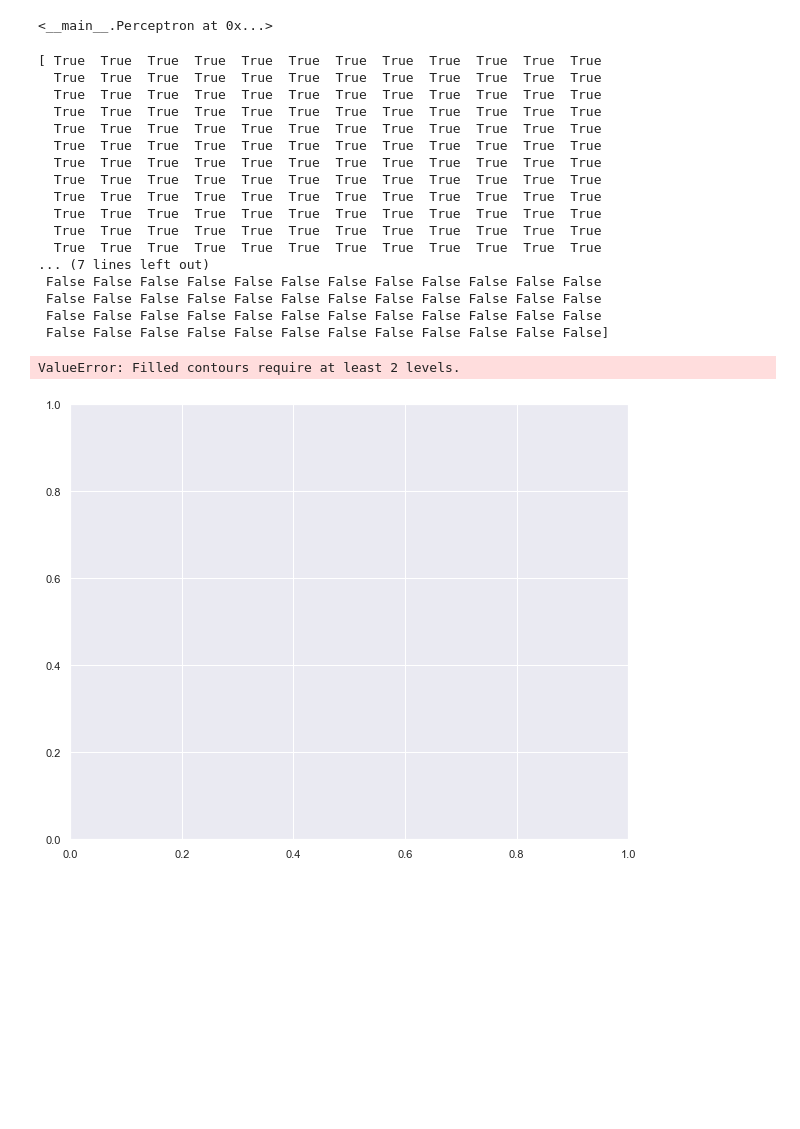
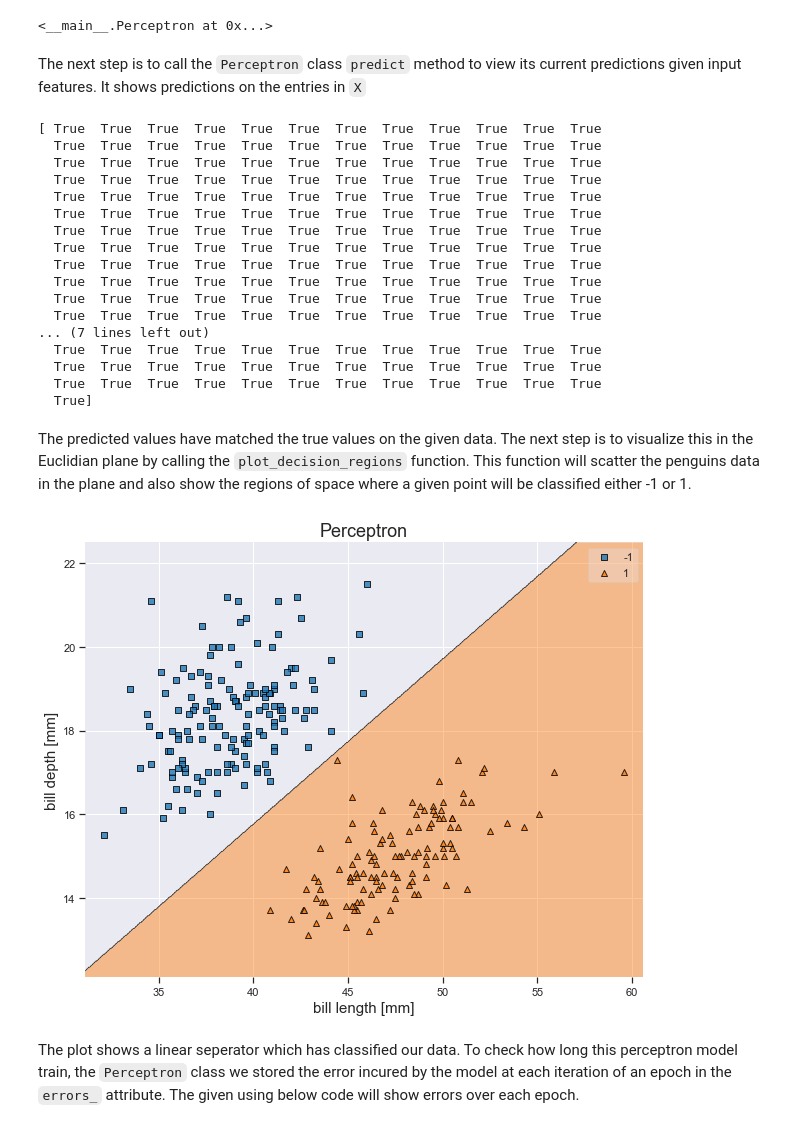
Before and after one commit to alinaali/Data_Science_and_Machine_Learning, a Jupyter notebook: Supervised Learning/Perceptron/Perceptron.ipynb, the cells around one changed output. Drawn from its saved outputs; the diff is of its cells as text; code cells hidden in the pictures; blank space fills up the shorter version.

````diff
--- a/Supervised Learning/Perceptron/Perceptron.ipynb
+++ b/Supervised Learning/Perceptron/Perceptron.ipynb
@@ -14,0 +76,2 @@ df = pd.read_csv("penguins.csv")
+# %%
+df= df.dropna()
@@ -31,8 +116,8 @@ df.iloc[:276]
 # %%
 # Store the desired species values in the numpy array y
-y = df.iloc[0:276].species.values
+y = df.iloc[0:265].species.values
 # Convert each entry of y with setosa to -1 and otherwise 1
 y = np.where(y == 'Adelie', -1, 1)
 
 # Store the desired feature measurements in the matrix X
-X = df[["bill_length_mm", "flipper_length_mm"]].iloc[:276].values
+X = df[["bill_length_mm", "bill_depth_mm"]].iloc[:265].values
@@ -112,6 +188,8 @@ percep = Perceptron(epochs = 1000)
 percep.train(X, y)
 # %% [output]
 <__main__.Perceptron at 0x...>
+# %% [markdown]
+The next step is to call the ```Perceptron``` class ```predict``` method to view its current predictions given input features. It shows predictions on the entries in ```X```
 # %%
 # Predict labels on the features in X
 y_hat = percep.predict(X)
@@ -132,20 +210,24 @@ print(y == y_hat)
   True  True  True  True  True  True  True  True  True  True  True  True
   True  True  True  True  True  True  True  True  True  True  True  True
 ... (7 lines left out)
- False False False False False False False False False False False False
- False False False False False False False False False False False False
- False False False False False False False False False False False False
- False False False False False False False False False False False False]
+  True  True  True  True  True  True  True  True  True  True  True  True
+  True  True  True  True  True  True  True  True  True  True  True  True
+  True  True  True  True  True  True  True  True  True  True  True  True
+  True]
+# %% [markdown]
+
+The predicted values have matched the true values on the given data. The next step is to visualize this in the Euclidian plane by calling the ```plot_decision_regions``` function. This function will scatter the penguins data in the plane and also show the regions of space where a given point will be classified either -1 or 1.
 # %%
 plt.figure(figsize = (10, 8))
 plot_decision_regions(X, y, clf = percep)
-plt.title("Perceptron", fontsize = 5)
-plt.xlabel("bill length [mm]", fontsize = 5)
-plt.ylabel("flipper length [mm]", fontsize = 5)
+plt.title("Perceptron", fontsize = 18)
+plt.xlabel("bill length [mm]", fontsize = 15)
+plt.ylabel("bill depth [mm]", fontsize = 15)
 plt.show()
 # %% [output]
-ValueError: Filled contours require at least 2 levels.
-[figure, old version]
+[figure, new version]
+# %% [markdown]
+The plot shows a linear seperator which has classified our data. To check how long this perceptron model train, the ```Perceptron``` class we stored the error incured by the model at each iteration of an epoch in the ```errors_``` attribute. The given using below code will show errors over each epoch.
 # %%
 plt.figure(figsize = (10, 8))
 plt.plot(range(1, len(percep.errors_)+1), percep.errors_,
````
Also changed, not shown: parts of 22 cells of this notebook, 4 other files.
